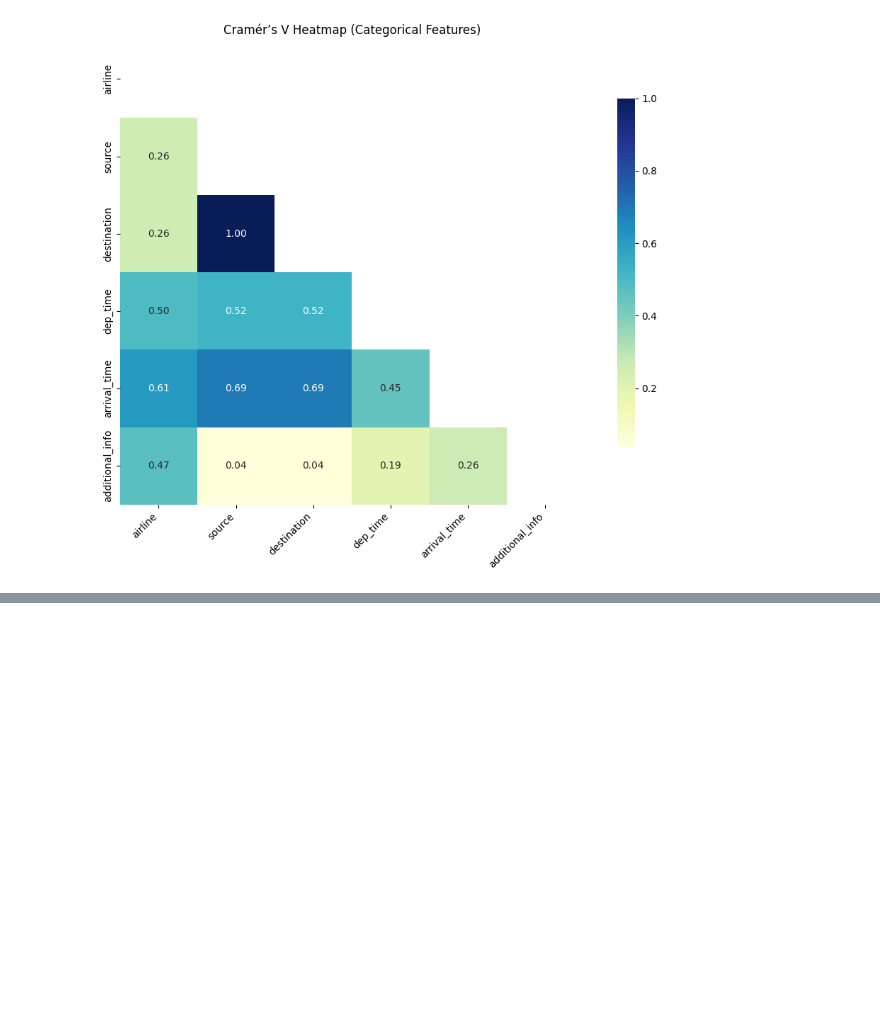
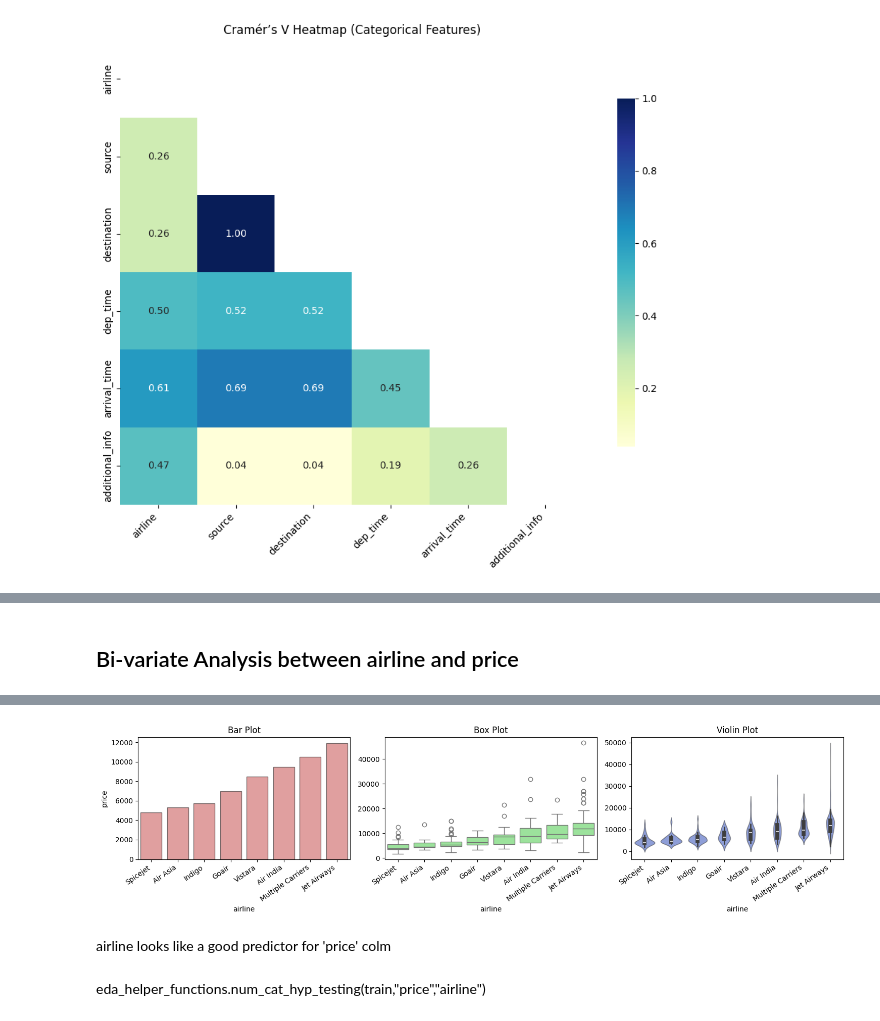
Before and after one commit to Abhinay-bir-17/flight-prediction-sageMaker, a Jupyter notebook: notebooks/eda.ipynb, the cells around one changed output, grey strips where cells are left out. Drawn from its saved outputs; the diff is of its cells as text; code cells hidden in the pictures; blank space fills up the shorter version.

```diff
--- a/notebooks/eda.ipynb
+++ b/notebooks/eda.ipynb
@@ -456,0 +539,4 @@ plot_cramers_v_heatmap(train)
+# %%
+eda_helper_functions.num_cat_bivar_plots(train, "price", "airline")
+# %% [output]
+Bi-variate Analysis between airline and price
@@ -456,0 +544,5 @@ plot_cramers_v_heatmap(train)
+[figure, added]
+# %% [markdown]
+airline looks like a good predictor for 'price' colm
+# %% [markdown]
+eda_helper_functions.num_cat_hyp_testing(train,"price","airline")
```
Also changed, not shown: parts of 45 cells of this notebook, 1 other file.
